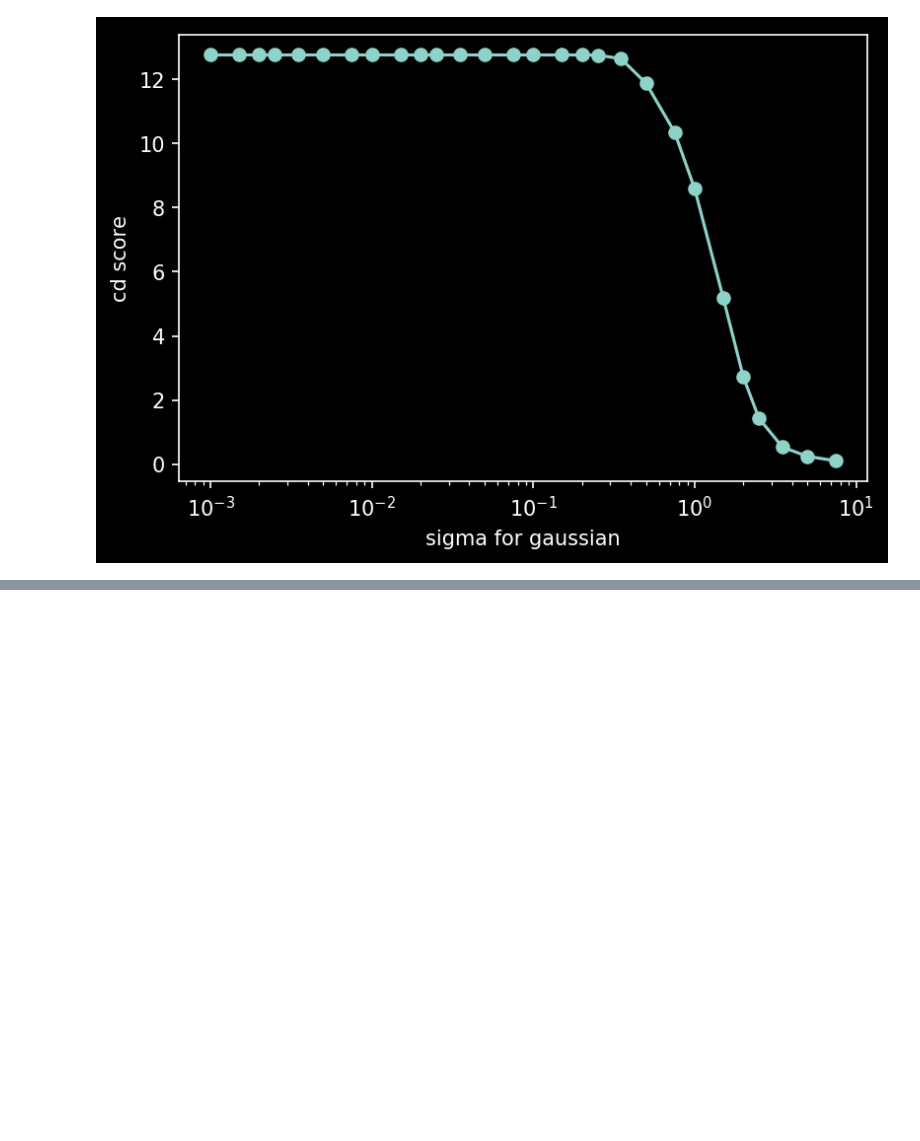
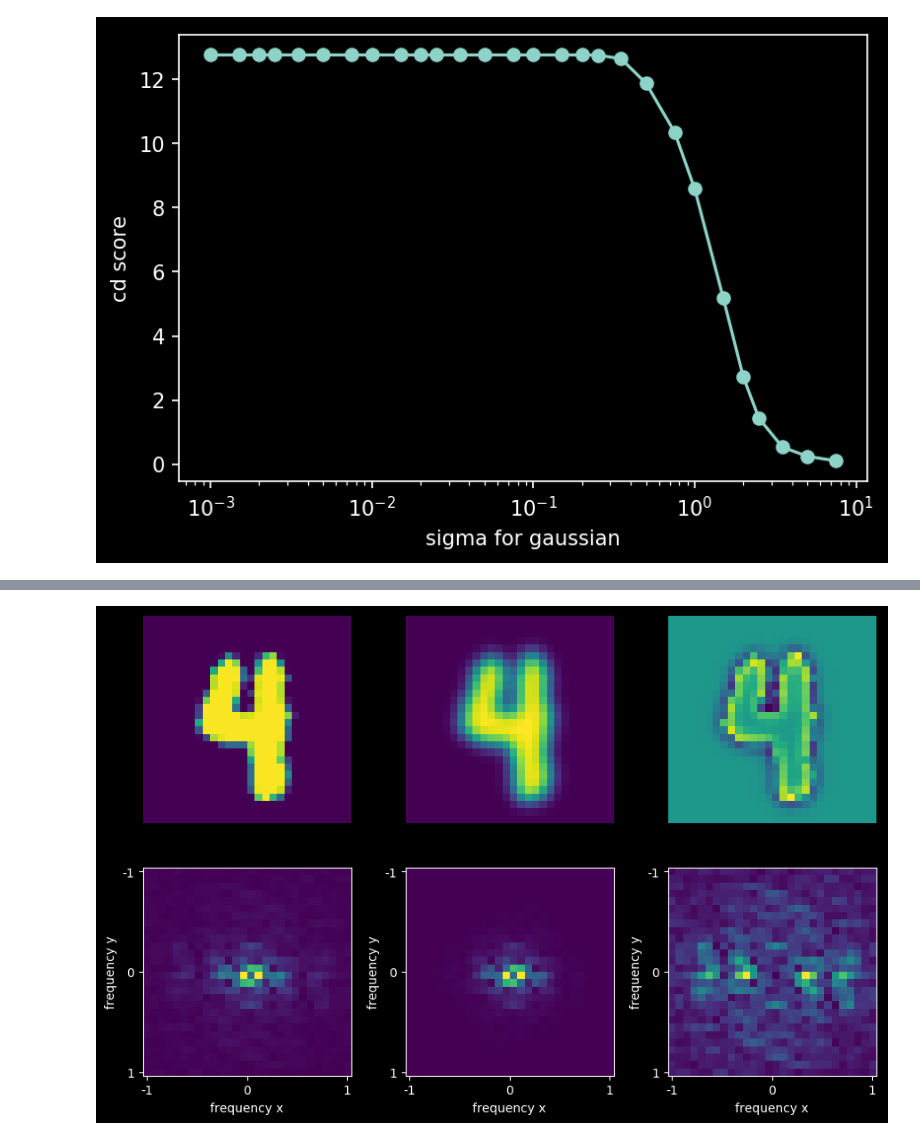
Before and after one commit to Yu-Group/adaptive-wavelets, a Jupyter notebook: experiments/mnist_freq.ipynb, the cells around one changed output, grey strips where cells are left out. Drawn from its saved outputs; the diff is of its cells as text; code cells hidden in the pictures; blank space fills up the shorter version.

```diff
--- a/experiments/mnist_freq.ipynb
+++ b/experiments/mnist_freq.ipynb
@@ -118,0 +142,6 @@ plt.show()
+# %%
+t.sigma = 1e0
+transform = t.bandpass_filter
+visualize(im_orig, transform)
+# %% [output]
+[figure, added]
```
Also changed, not shown: parts of 9 cells of this notebook.
